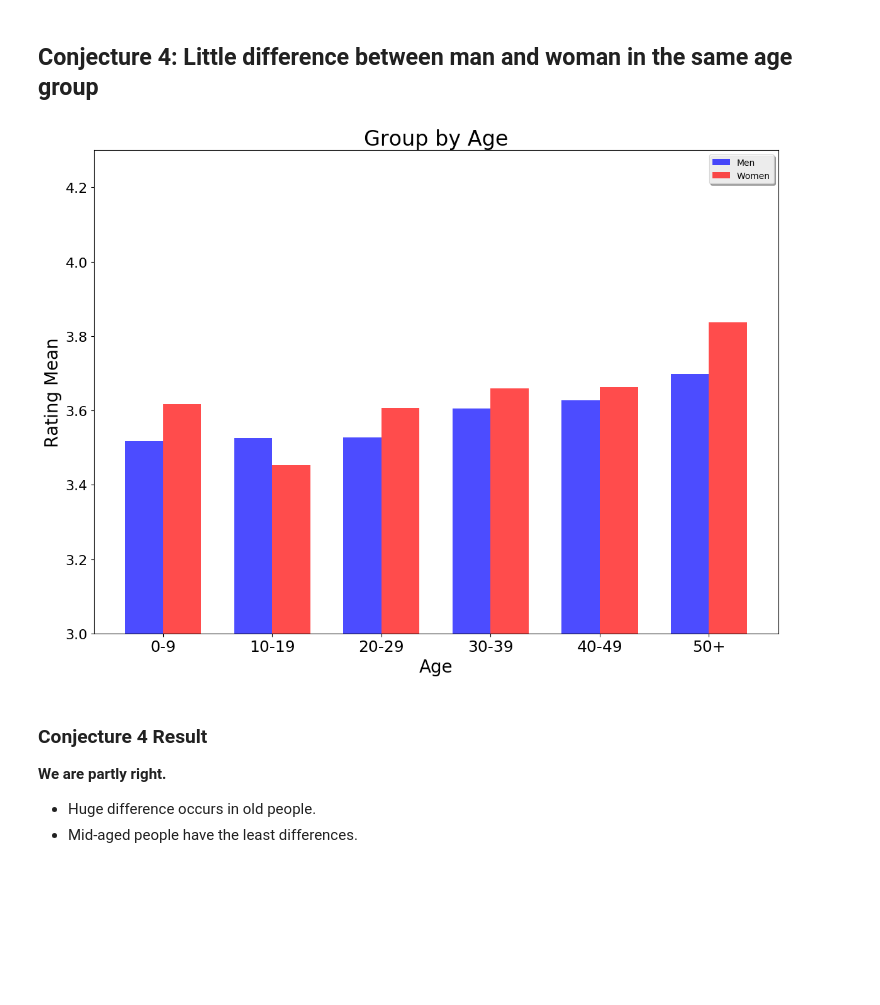
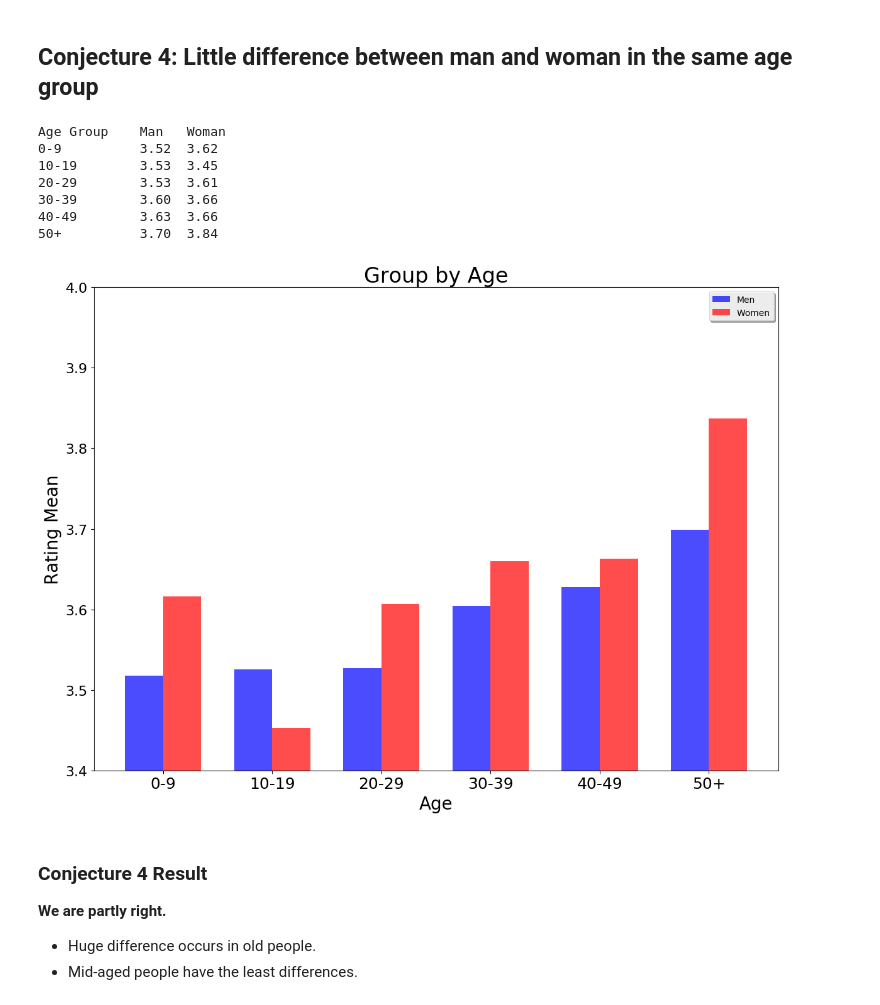
Before and after one commit to DS501-17Fall/Project-02, a Jupyter notebook: CaseStudy2.ipynb, the cells around one changed output. Saved outputs shown, nothing was run; the diff lists cells and outputs as text; code cells hidden in the pictures; blank space fills up the shorter version.

```diff
--- a/CaseStudy2.ipynb
+++ b/CaseStudy2.ipynb
@@ -280,11 +306,15 @@ occupations = ("other", "academic/educator", "artist", "clerical/admin", "colleg
                "programmer", "retired", "sales/marketing", "scientist", "self-employed", "technician/engineer",
                "tradesman/craftsman", "unemployed", "writer")
 
+print('{:25s}'.format('Occupation'), 'Man', ' Woman')
+for i in range(len(occupations)):
+    print('{:25s}'.format(occupations[len(occupations)-1-i]), '{:.2f}'.format(men_means[len(occupations)-1-i]), '{:.2f}'.format(women_means[len(occupations)-1-i]))
 
-rects1 = ax.barh(num, men_means, width, color='b', alpha=0.7, label='Men')
-rects2 = ax.barh(num + width, women_means, width, color='r', alpha=0.7, label='Women')
+
+rects1 = ax.barh(num, men_means, width, color='mediumblue', alpha=1, label='Men')
+rects2 = ax.barh(num + width, women_means, width, color='orangered', alpha=1, label='Women')
 ax.legend((rects1[0], rects2[0]), ('Men', 'Women'), shadow=True)
-ax.set_xlim(3, 4.2)
+ax.set_xlim(3.2, 4.2)
 plt.xticks(fontsize=16)
 plt.yticks(num + width / 2, occupations, fontsize=16)
 ax.set_xlabel('Rating Mean', fontsize=18)
@@ -321,9 +368,16 @@ def layer_age(row):
 data['Age-group'] = data.apply(lambda row: layer_age(row), axis=1)
 means = data.groupby('Age-group')['Rating'].mean()
 
+print('{:12s}'.format('Age Group'), 'Mean')
+for i in range(len(age_group)):
+    print('{:12s}'.format(age_group[i]), '{:.2f}'.format(means[i]))
+
+
 plt.figure(figsize=(12,9), dpi=100)
-ax = means.plot.bar()
-ax.set_ylim(3.2, 4.0)
+cm = plt.cm.get_cmap('viridis_r')
+colors = [cm(i) for i in np.linspace( 0.2, 0.6, len(age_group))]
+ax = means.plot.bar(color=colors)
+ax.set_ylim(3.45, 3.8)
 ax.set_xlabel('Age', fontsize=20)
 ax.set_ylabel('Rating Mean', fontsize=20)
 plt.yticks(fontsize=16)
@@ -351,36 +412,46 @@ data = pd.read_hdf('data.h5')
 
 age_group = ('0-9', '10-19', '20-29', '30-39', '40-49', '50+')
 
 
 def layer_age(row):
     age = int(row['Age'])
     age = age if age < 60 else 50
     return age_group[age // 10]
 
 
 data['Age-group'] = data.apply(lambda row: layer_age(row), axis=1)
 men_means = list(data[data.Gender == 'M'].groupby('Age-group')['Rating'].mean())
 women_means = list(data[data.Gender == 'F'].groupby('Age-group')['Rating'].mean())
-print()
+
+print('{:12s}'.format('Age Group'), 'Man', '  Woman')
+for i in range(len(age_group)):
+    print('{:12s}'.format(age_group[i]), '{:.2f} '.format(men_means[i]), '{:.2f}'.format(women_means[i]))
 
 fig, ax = plt.subplots(figsize=(12,9), dpi=100)
 width = 0.35
 num = np.arange(6)
 
 rects1 = ax.bar(num, men_means, width, color='b', alpha=0.7, label='Men')
 rects2 = ax.bar(num + width, women_means, width, color='r', alpha=0.7, label='Women')
 ax.legend((rects1[0], rects2[0]), ('Men', 'Women'), shadow=True)
-ax.set_ylim(3, 4.3)
+ax.set_ylim(3.4, 4.0)
 ax.set_xlabel('Age', fontsize=20)
 ax.set_ylabel('Rating Mean', fontsize=20)
 plt.xticks(num + width / 2, age_group, fontsize=18)
 plt.yticks(fontsize=16)
 plt.title('Group by Age', fontsize=24)
 plt.tight_layout()
 plt.savefig('images/P1-C4-Age_Gender.png')
 plt.show()
 # %% [output]
+Age Group    Man   Woman
+0-9          3.52  3.62
+10-19        3.53  3.45
+20-29        3.53  3.61
+30-39        3.60  3.66
+40-49        3.63  3.66
+50+          3.70  3.84
-[figure, old version]
+[figure, new version]
 # %% [markdown]
 ### Conjecture 4 Result
 <b>We are partly right.</b>
```
Also changed, not shown: parts of 22 cells of this notebook.
